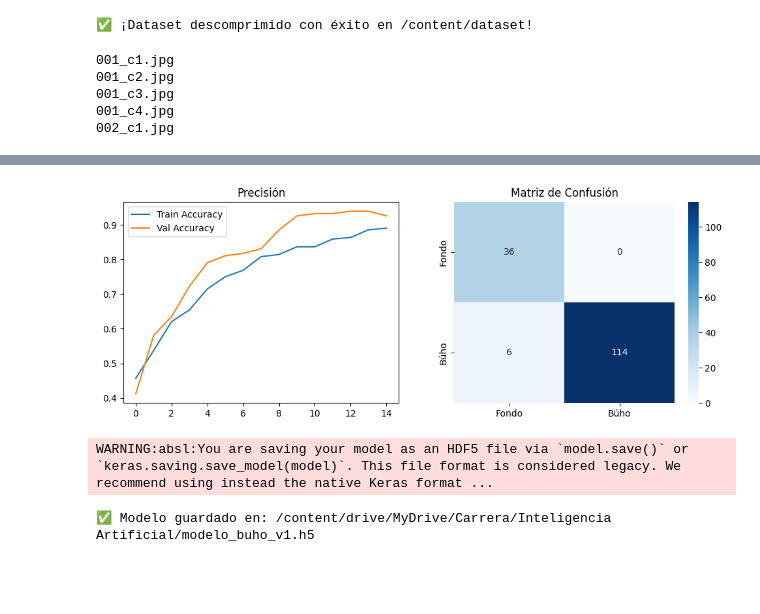
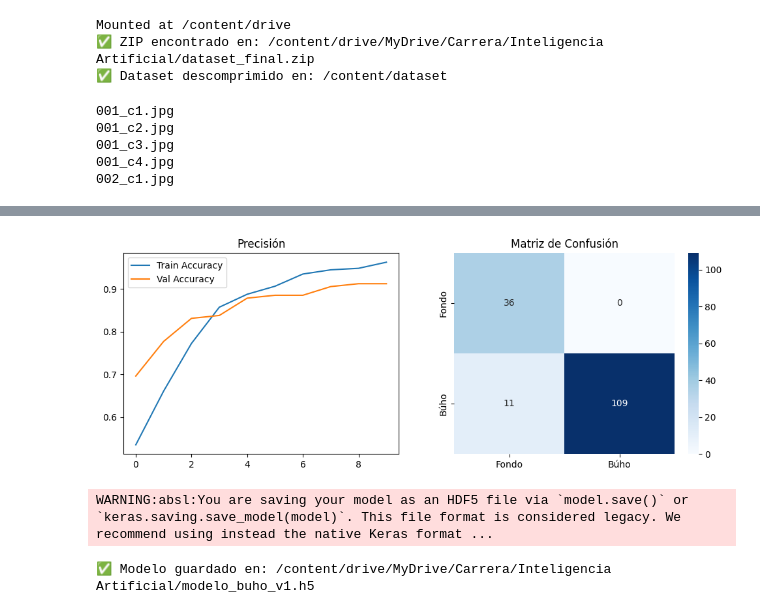
Before and after one commit to Deshid/Practica-Profesional-II, a Jupyter notebook: Matching Learning/entrenamiento.ipynb, the cells around one changed output, grey strips where cells are left out. Cells and saved outputs as stored; diff of their text form; code cells hidden in the pictures; blank space fills up the shorter version.

Commit message:
modelo

```diff
--- a/Matching Learning/entrenamiento.ipynb
+++ b/Matching Learning/entrenamiento.ipynb
@@ -1,22 +1,41 @@
 # %%
 import os
+from google.colab import drive
 
-# 1. Definir la ruta exacta
-zip_path = '/content/drive/MyDrive/Carrera/Inteligencia Artificial/dataset_final.zip'
+# 1. Montar Google Drive
+drive.mount('/content/drive', force_remount=True)
+
+# 2. Buscar el zip del dataset en rutas candidatas
 extract_path = '/content/dataset'
+os.makedirs(extract_path, exist_ok=True)
 
-# 2. Descomprimir usando comillas para evitar errores de espacios
-if os.path.exists(zip_path):
-    # Usamos f-strings con comillas dobles para que Linux entienda la ruta completa
-    !unzip -q "{zip_path}" -d {extract_path}
-    print("✅ ¡Dataset descomprimido con éxito en /content/dataset!")
+rutas_candidatas = [
+    '/content/drive/MyDrive/Carrera/Inteligencia Artificial/dataset_final.zip',
+    '/content/drive/MyDrive/dataset_final.zip',
+    '/content/drive/MyDrive/Carrera/dataset_final.zip',
+]
+
+zip_path = next((ruta for ruta in rutas_candidatas if os.path.exists(ruta)), None)
+
+# 3. Si no aparece en rutas fijas, buscarlo en todo Drive
+if zip_path is None:
+    for raiz, _, archivos in os.walk('/content/drive/MyDrive'):
+        if 'dataset_final.zip' in archivos:
+            zip_path = os.path.join(raiz, 'dataset_final.zip')
+            break
+
+if zip_path is None:
+    print('❌ No se encontró dataset_final.zip en tu Drive.')
+    print('Tip: en Drive, crea un acceso directo de la carpeta compartida dentro de Mi unidad.')
+    print('Luego vuelve a ejecutar esta celda.')
 else:
-    print(f"❌ Error: No se encontró el archivo en: {zip_path}")
-    # Esto ayuda a ver qué carpetas sí existen para corregir la ruta
-    print("Contenido de la carpeta Carrera:")
-    !ls "/content/drive/MyDrive/Carrera/"
+    print(f'✅ ZIP encontrado en: {zip_path}')
+    !unzip -q -o "{zip_path}" -d "{extract_path}"
+    print(f'✅ Dataset descomprimido en: {extract_path}')
 # %% [output]
-✅ ¡Dataset descomprimido con éxito en /content/dataset!
+Mounted at /content/drive
+✅ ZIP encontrado en: /content/drive/MyDrive/Carrera/Inteligencia Artificial/dataset_final.zip
+✅ Dataset descomprimido en: /content/dataset
 # %%
 !ls /content/dataset/dataset_final/train/objeto_a | head -n 5
 # %% [output]
@@ -29,6 +48,7 @@ else:
 import tensorflow as tf
 from tensorflow.keras import layers, models
 from tensorflow.keras.applications import MobileNetV2
+from tensorflow.keras.applications.mobilenet_v2 import preprocess_input
 import matplotlib.pyplot as plt
 import numpy as np
 from sklearn.metrics import confusion_matrix
@@ -49,6 +69,13 @@ train_ds = tf.keras.utils.image_dataset_from_directory(train_dir, image_size=IMG
 val_ds = tf.keras.utils.image_dataset_from_directory(val_dir, image_size=IMG_SIZE, batch_size=BATCH_SIZE, label_mode='binary')
 test_ds = tf.keras.utils.image_dataset_from_directory(test_dir, image_size=IMG_SIZE, batch_size=BATCH_SIZE, label_mode='binary', shuffle=False)
 
+print('Class names:', train_ds.class_names)
+
+# 2b. Aplicar preprocess_input a los datasets (normaización nativa de MobileNetV2: [-1, 1])
+train_ds = train_ds.map(lambda x, y: (preprocess_input(x), y))
+val_ds = val_ds.map(lambda x, y: (preprocess_input(x), y))
+test_ds = test_ds.map(lambda x, y: (preprocess_input(x), y))
+
 # 3. Arquitectura MobileNetV2 (Transfer Learning)
 base_model = MobileNetV2(input_shape=(224, 224, 3), include_top=False, weights='imagenet')
 base_model.trainable = False  # Congelamos el conocimiento previo
@@ -66,7 +93,7 @@ model.compile(optimizer=tf.keras.optimizers.Adam(learning_rate=0.0001),
 
 # 4. Entrenamiento
 print("\n🚀 Iniciando entrenamiento...")
-history = model.fit(train_ds, validation_data=val_ds, epochs=15)
+history = model.fit(train_ds, validation_data=val_ds, epochs=10)
 
 # 5. Visualización de Resultados
 plt.figure(figsize=(12, 4))
@@ -113,3 +140,3 @@ Epoch 4/15
-[figure, old version]
+[figure, new version]
 WARNING:absl:You are saving your model as an HDF5 file via `model.save()` or `keras.saving.save_model(model)`. This file format is considered legacy. We recommend using instead the native Keras format ...
 ✅ Modelo guardado en: /content/drive/MyDrive/Carrera/Inteligencia Artificial/modelo_buho_v1.h5
```
Also changed, not shown: parts of 1 cell of this notebook, 3 other files.
